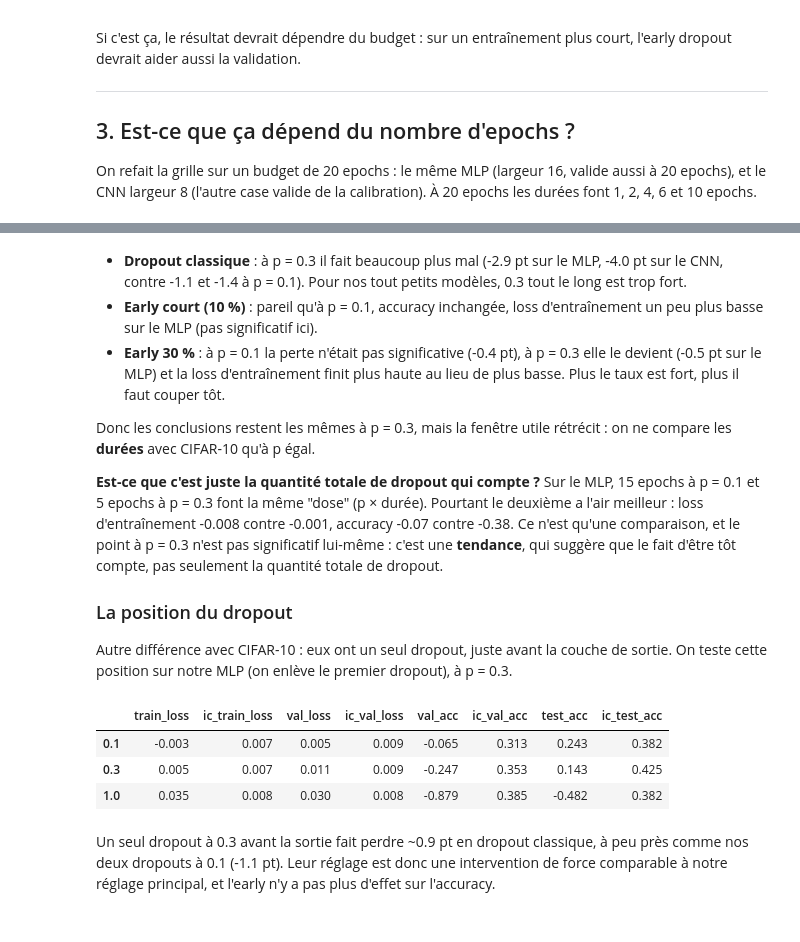
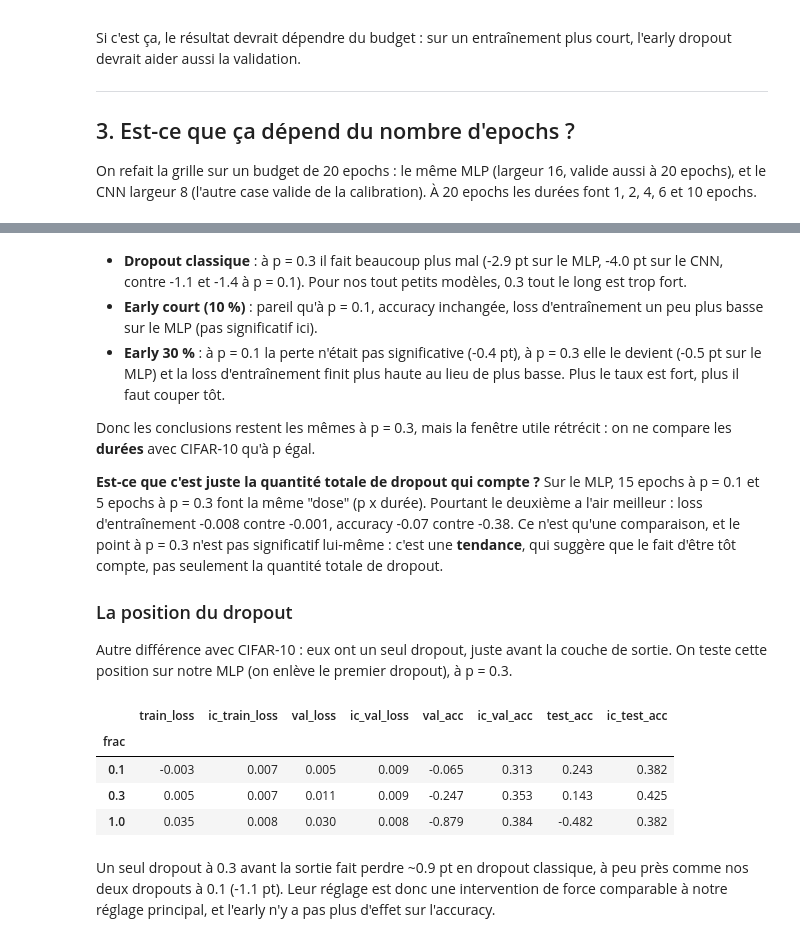
Before and after one commit to Felix-prjcts/early-dropout-study, a Jupyter notebook: fashion_mnist.ipynb, the cells around one changed output, grey strips where cells are left out. Saved outputs shown, nothing was run; the diff lists cells and outputs as text; code cells hidden in the pictures.

```diff
--- a/fashion_mnist.ipynb
+++ b/fashion_mnist.ipynb
@@ -62,20 +58,34 @@ Les mesures (loss et accuracy) sont toujours faites sans dropout, en mode eval.
 # %%
 tr = datasets.FashionMNIST("./data", train=True, download=True)
 te = datasets.FashionMNIST("./data", train=False, download=True)
-Xtr, Xte = tr.data.float().unsqueeze(1) / 255, te.data.float().unsqueeze(1) / 255     # (N, 1, 28, 28)
-ytr, yte = tr.targets, te.targets
 
-# validation : 10 000 images du train, toujours les mêmes
+# images en float entre 0 et 1, de taille (N, 1, 28, 28)
+Xtr = tr.data.float().unsqueeze(1) / 255
+Xte = te.data.float().unsqueeze(1) / 255
+ytr = tr.targets
+yte = te.targets
+
+# on garde 10 000 images du train pour la validation (toujours les mêmes grâce à la seed 0)
 perm = torch.randperm(len(Xtr), generator=torch.Generator().manual_seed(0))
 Xva, yva = Xtr[perm[:10000]], ytr[perm[:10000]]
 Xtr, ytr = Xtr[perm[10000:]], ytr[perm[10000:]]
 
-# normalisation avec les stats du train uniquement
+# normalisation avec la moyenne et l'écart-type du train seulement
 mu, sd = Xtr.mean(), Xtr.std()
-Xtr, Xva, Xte = (Xtr - mu) / sd, (Xva - mu) / sd, (Xte - mu) / sd
+Xtr = (Xtr - mu) / sd
+Xva = (Xva - mu) / sd
+Xte = (Xte - mu) / sd
 
-images = {k: v.to(device) for k, v in dict(Xtr=Xtr, ytr=ytr, Xva=Xva, yva=yva, Xte=Xte, yte=yte).items()}   # pour le CNN
-vecteurs = {k: (v.flatten(1) if k.startswith("X") else v) for k, v in images.items()}                        # pour le MLP (784)
+# le CNN prend les images telles quelles
+images = {"Xtr": Xtr, "ytr": ytr, "Xva": Xva, "yva": yva, "Xte": Xte, "yte": yte}
+for nom in images:
+    images[nom] = images[nom].to(device)
+
+# le MLP prend des vecteurs de 784 pixels
+vecteurs = dict(images)
+for nom in ["Xtr", "Xva", "Xte"]:
+    vecteurs[nom] = images[nom].flatten(1)
+
 print(Xtr.shape, Xva.shape, Xte.shape)
 # %% [output]
 torch.Size([50000, 1, 28, 28]) torch.Size([10000, 1, 28, 28]) torch.Size([10000, 1, 28, 28])
@@ -529,30 +690,24 @@ pd.concat({
 
 Donc les conclusions restent les mêmes à p = 0.3, mais la fenêtre utile rétrécit : on ne compare les **durées** avec CIFAR-10 qu'à p égal.
 
-**Est-ce que c'est juste la quantité totale de dropout qui compte ?** Sur le MLP, 15 epochs à p = 0.1 et 5 epochs à p = 0.3 font la même "dose" (p × durée). Pourtant le deuxième a l'air meilleur : loss d'entraînement -0.008 contre -0.001, accuracy -0.07 contre -0.38. Ce n'est qu'une comparaison, et le point à p = 0.3 n'est pas significatif lui-même : c'est une **tendance**, qui suggère que le fait d'être tôt compte, pas seulement la quantité totale de dropout.
+**Est-ce que c'est juste la quantité totale de dropout qui compte ?** Sur le MLP, 15 epochs à p = 0.1 et 5 epochs à p = 0.3 font la même "dose" (p x durée). Pourtant le deuxième a l'air meilleur : loss d'entraînement -0.008 contre -0.001, accuracy -0.07 contre -0.38. Ce n'est qu'une comparaison, et le point à p = 0.3 n'est pas significatif lui-même : c'est une **tendance**, qui suggère que le fait d'être tôt compte, pas seulement la quantité totale de dropout.
 
 ### La position du dropout
 
 Autre différence avec CIFAR-10 : eux ont un seul dropout, juste avant la couche de sortie. On teste cette position sur notre MLP (on enlève le premier dropout), à p = 0.3.
 # %%
-def mlp_tete(L):
-    model, opt = mlp(784, 10, couche_cache=L)
-    model[2] = nn.Identity()          # on enlève le 1er dropout : il reste seulement celui avant la sortie
-    return model, opt
+# MLP avec un seul dropout avant la sortie (le cadre "mlp_tete_fmnist" de creer_modele), à p = 0.3
+lancer_grille("mlp_tete_fmnist", 16, 50, [0.1, 0.3, 1], SEEDS, p=0.3, dossier="resultats/p03")
 
-CADRES["mlp_tete_fmnist"] = (mlp_tete, vecteurs)
-
-for frac in [0.1, 0.3, 1]:
-    for seed in SEEDS:
-        lancer("mlp_tete_fmnist", 16, 50, frac, seed, p=0.3, dossier="resultats/p03")
-
-# sans dropout ce modèle est le même que le MLP normal, donc même référence
-gains("mlp_tete_fmnist", 16, 50, [0.1, 0.3, 1], SEEDS, dossier="resultats/p03", reference="mlp_fmnist")
+# sans dropout ce modèle est exactement le MLP normal, donc on reprend sa référence
+gains("mlp_tete_fmnist", 16, 50, [0.1, 0.3, 1], SEEDS, dossier="resultats/p03",
+      cadre_ref="mlp_fmnist", dossier_ref="resultats")
 # %% [output]
 |  | train_loss | ic_train_loss | val_loss | ic_val_loss | val_acc | ic_val_acc | test_acc | ic_test_acc |
+| frac |  |  |  |  |  |  |  |  |
 | 0.1 | -0.003 | 0.007 | 0.005 | 0.009 | -0.065 | 0.313 | 0.243 | 0.382 |
 | 0.3 | 0.005 | 0.007 | 0.011 | 0.009 | -0.247 | 0.353 | 0.143 | 0.425 |
-| 1.0 | 0.035 | 0.008 | 0.030 | 0.008 | -0.879 | 0.385 | -0.482 | 0.382 |
+| 1.0 | 0.035 | 0.008 | 0.030 | 0.008 | -0.879 | 0.384 | -0.482 | 0.382 |
 # %% [markdown]
 Un seul dropout à 0.3 avant la sortie fait perdre ~0.9 pt en dropout classique, à peu près comme nos deux dropouts à 0.1 (-1.1 pt). Leur réglage est donc une intervention de force comparable à notre réglage principal, et l'early n'y a pas plus d'effet sur l'accuracy.
 # %% [markdown]
```
Also changed, not shown: parts of 44 cells of this notebook.
